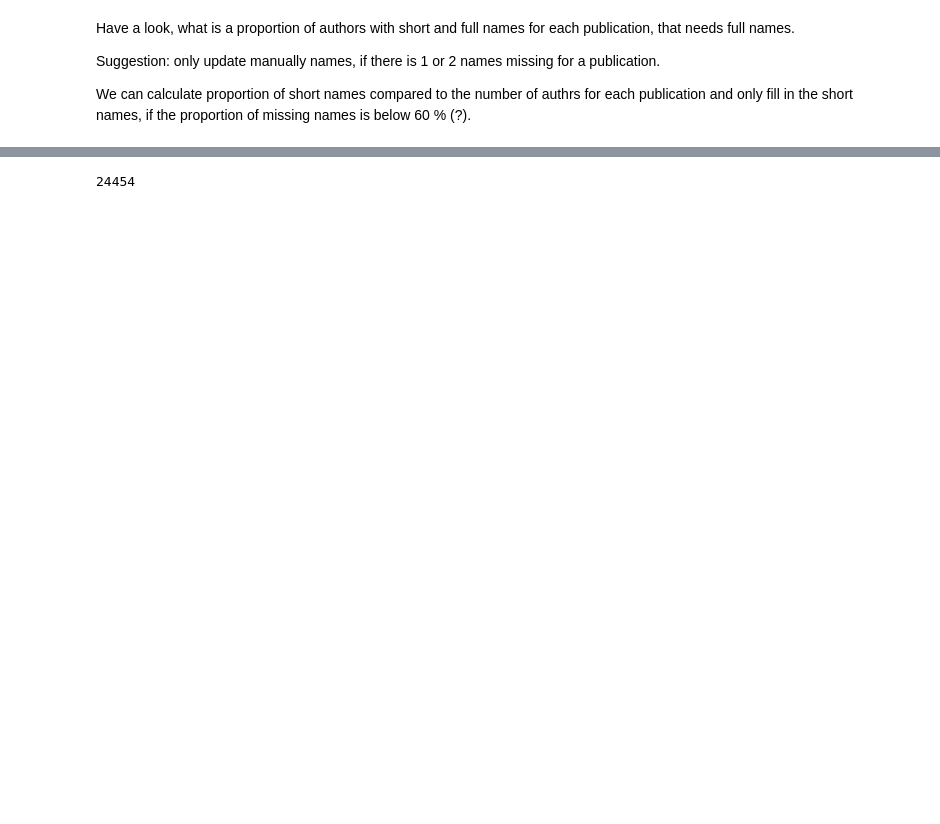
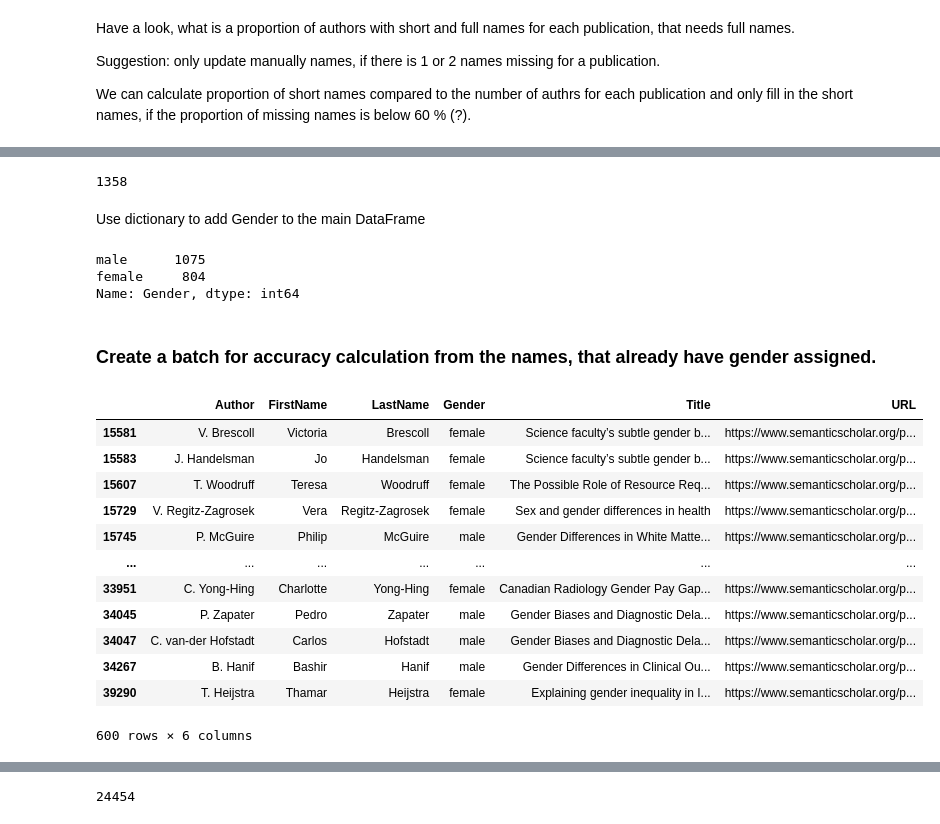
Before and after one commit to hexann666/MSc_gender_bias, a Jupyter notebook: semantic_scholar.ipynb, the cells around one changed output, grey strips where cells are left out. Cells and saved outputs as stored; diff of their text form; code cells hidden in the pictures; blank space fills up the shorter version.

```diff
--- a/semantic_scholar.ipynb
+++ b/semantic_scholar.ipynb
@@ -938,0 +1109,49 @@ dict_TitleJournalName['Reconsidering Gender Bias in Intrahousehold Allocation in
+# %%
+dict_Author_Gender = Series(df_mostPopularNames.Gender.values,index=df_mostPopularNames.Author).to_dict()
+dict_Author_Gender2 = Series(df_mostPopularTitles.Gender.values,index=df_mostPopularTitles.Author).to_dict()
+dict_Author_Gender.update(dict_Author_Gender2)
+len(dict_Author_Gender)
+# %% [output]
+1358
+# %% [markdown]
+Use dictionary to add Gender to the main DataFrame
+# %%
+df_authors_full['Gender'] = df_authors_full['Author'].map(dict_Author_Gender)
+df_authors_full.Gender = df_authors_full.Gender.str.lower()
+df_authors_full.Gender.value_counts()
+# %% [output]
+male      1075
+female     804
+Name: Gender, dtype: int64
+# %% [markdown]
+### Create a batch for accuracy calculation from the names, that already have gender assigned.
+# %%
+unique_names_female = list(df_authors_full['Author'][df_authors_full['Gender'] == 'female'].unique())
+unique_names_male = list(df_authors_full['Author'][df_authors_full['Gender'] == 'male'].unique())
+# %%
+import random
+
+test_batch_fem = random.sample(unique_names_female, 300)
+test_batch_m = random.sample(unique_names_male, 300)
+
+test_batch = test_batch_fem + test_batch_m
+test_batch_info = df_authors_full[['Author', 'FirstName', 'LastName','Gender', 'Title', 'URL']].loc[df_authors_full['Author'].isin(test_batch)]
+test_batch_info.drop_duplicates(['Author'], inplace=True)
+test_batch_info
+test_batch_info.to_csv('data/test_batch_full_info.csv')
+# %%
+test_batch_info
+# %% [output]
+|  | Author | FirstName | LastName | Gender | Title | URL |
+| 15581 | V. Brescoll | Victoria | Brescoll | female | Science faculty’s subtle gender b... | https://www.semanticscholar.org/p... |
+| 15583 | J. Handelsman | Jo | Handelsman | female | Science faculty’s subtle gender b... | https://www.semanticscholar.org/p... |
+| 15607 | T. Woodruff | Teresa | Woodruff | female | The Possible Role of Resource Req... | https://www.semanticscholar.org/p... |
+| 15729 | V. Regitz-Zagrosek | Vera | Regitz-Zagrosek | female | Sex and gender differences in health | https://www.semanticscholar.org/p... |
+| 15745 | P. McGuire | Philip | McGuire | male | Gender Differences in White Matte... | https://www.semanticscholar.org/p... |
+| ... | ... | ... | ... | ... | ... | ... |
+| 33951 | C. Yong-Hing | Charlotte | Yong-Hing | female | Canadian Radiology Gender Pay Gap... | https://www.semanticscholar.org/p... |
+| 34045 | P. Zapater | Pedro | Zapater | male | Gender Biases and Diagnostic Dela... | https://www.semanticscholar.org/p... |
+| 34047 | C. van-der Hofstadt | Carlos | Hofstadt | male | Gender Biases and Diagnostic Dela... | https://www.semanticscholar.org/p... |
+| 34267 | B. Hanif | Bashir | Hanif | male | Gender Differences in Clinical Ou... | https://www.semanticscholar.org/p... |
+| 39290 | T. Heijstra | Thamar | Heijstra | female | Explaining gender inequality in I... | https://www.semanticscholar.org/p... |
+600 rows × 6 columns
```
Also changed, not shown: parts of 101 cells of this notebook, 8 other files.
